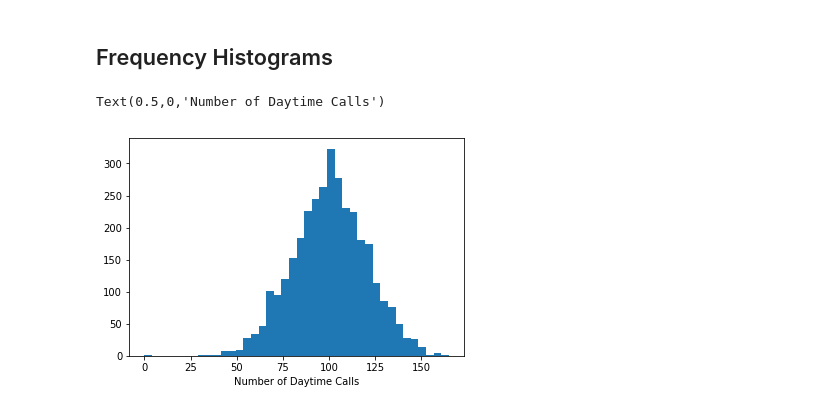
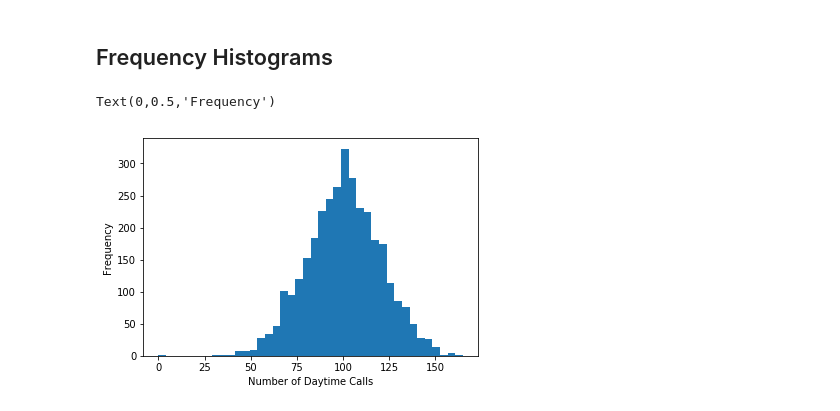
Before and after one commit to jasalazar/machine_learning_1, a Jupyter notebook: notebooks/Example_3 - plots.ipynb, the cells around one changed output. Cells and saved outputs as stored; diff of their text form; code cells hidden in the pictures.

```diff
--- a/notebooks/Example_3 - plots.ipynb
+++ b/notebooks/Example_3 - plots.ipynb
@@ -45,7 +45,7 @@ data.plot( kind="scatter", x="Night Calls", y="Night Charge", ax=axs[1][1] )
 # %%
 plt.hist( data["Day Calls"], bins = 40 ) #Histogram for 'Day Calls' column displayed using 40 bins
 plt.xlabel( "Number of Daytime Calls" )
-plt.y
+plt.ylabel( "Frequency" )
 # %% [output]
-Text(0.5,0,'Number of Daytime Calls')
+Text(0,0.5,'Frequency')
-[figure, old version]
+[figure, new version]
```
Also changed, not shown: 1 other file.
